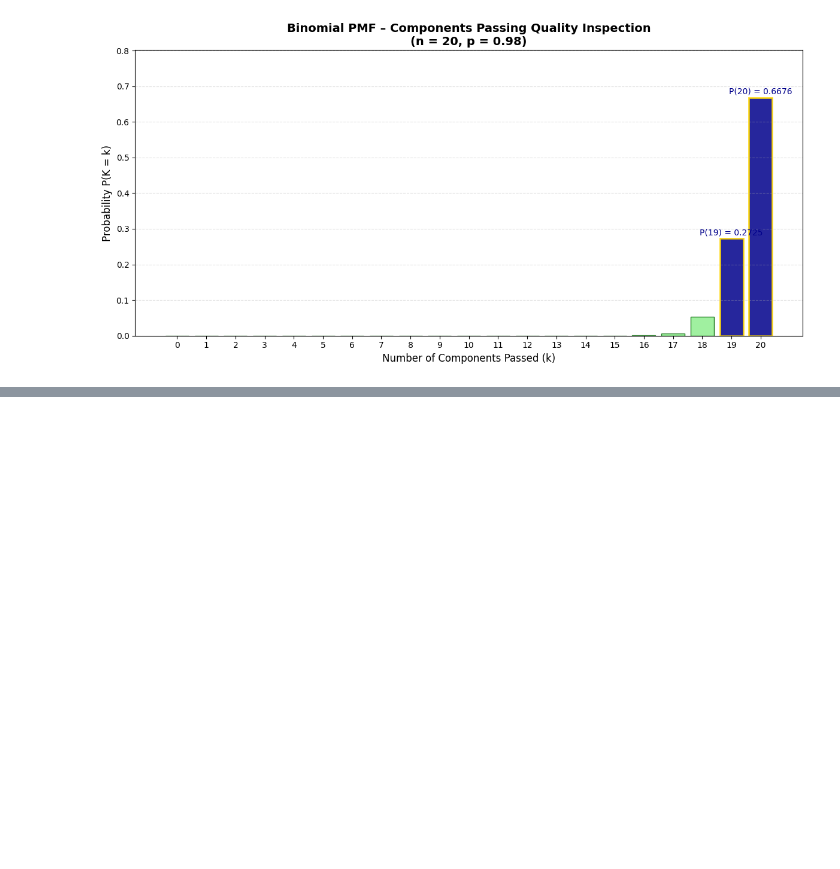
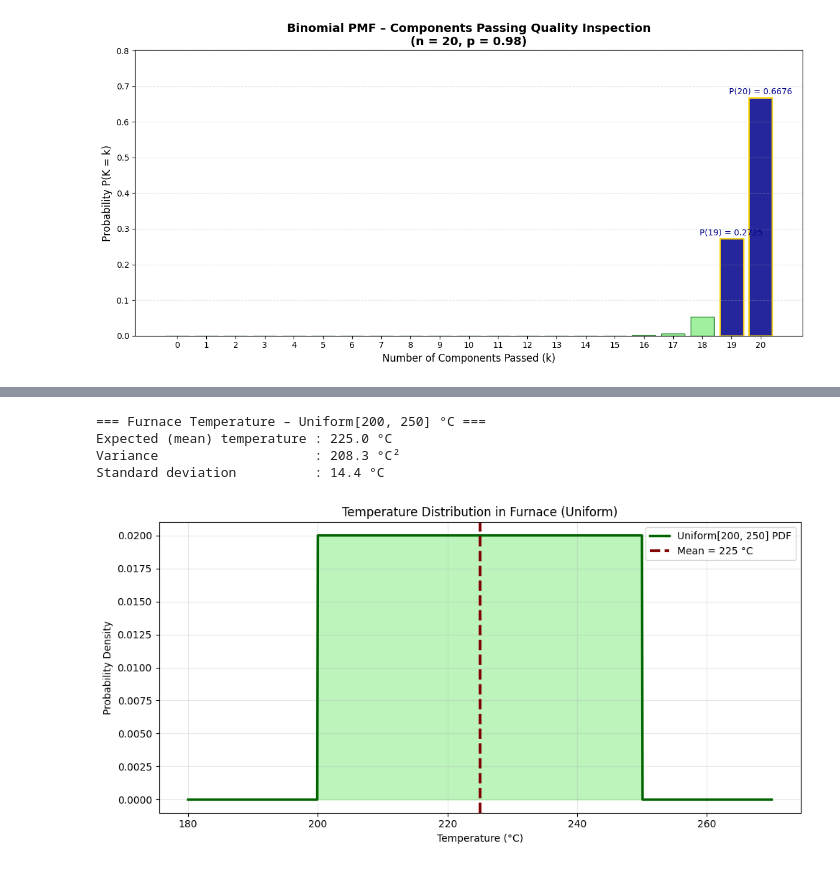
Before and after one commit to princz003/S4lab_data, a Jupyter notebook: Probability&Random_process_for_eng_maths.ipynb, the cells around one changed output, grey strips where cells are left out. Cells and saved outputs as stored; diff of their text form; code cells hidden in the pictures; blank space fills up the shorter version.

```diff
--- a/Probability&Random_process_for_eng_maths.ipynb
+++ b/Probability&Random_process_for_eng_maths.ipynb
@@ -1992,0 +2610,40 @@ Variance                      : 0.3920
+# %%
+# Exercise 7 - Application: Furnace Temperature
+import numpy as np
+import matplotlib.pyplot as plt
+from scipy.stats import uniform
+
+a = 200
+b = 250
+
+mean_temp = (a + b) / 2
+var_temp  = (b - a)**2 / 12
+
+print("=== Furnace Temperature – Uniform[200, 250] °C ===")
+print(f"Expected (mean) temperature : {mean_temp:.1f} °C")
+print(f"Variance                    : {var_temp:.1f} °C²")
+print(f"Standard deviation          : {np.sqrt(var_temp):.1f} °C")
+
+# Plot
+x = np.linspace(180, 270, 1000)
+pdf = uniform.pdf(x, loc=a, scale=b - a)
+
+plt.figure(figsize=(10, 5))
+plt.plot(x, pdf, 'darkgreen', lw=2.5, label='Uniform[200, 250] PDF')
+plt.fill_between(x, pdf, where=(x >= a) & (x <= b), color='lightgreen', alpha=0.6)
+
+plt.axvline(mean_temp, color='maroon', ls='--', lw=2.8, label=f'Mean = {mean_temp:.0f} °C')
+
+plt.title('Temperature Distribution in Furnace (Uniform)')
+plt.xlabel('Temperature (°C)')
+plt.ylabel('Probability Density')
+plt.grid(alpha=0.3)
+plt.legend()
+plt.tight_layout()
+plt.show()
+# %% [output]
+=== Furnace Temperature – Uniform[200, 250] °C ===
+Expected (mean) temperature : 225.0 °C
+Variance                    : 208.3 °C²
+Standard deviation          : 14.4 °C
+[figure, added]
```
Also changed, not shown: parts of 31 cells of this notebook.
